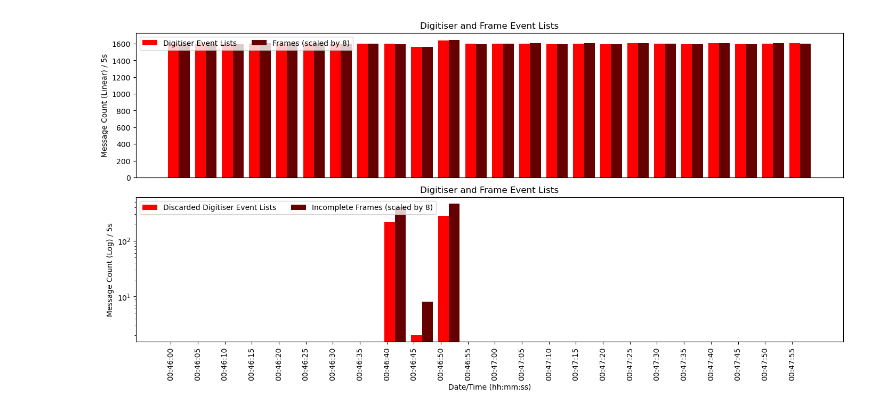
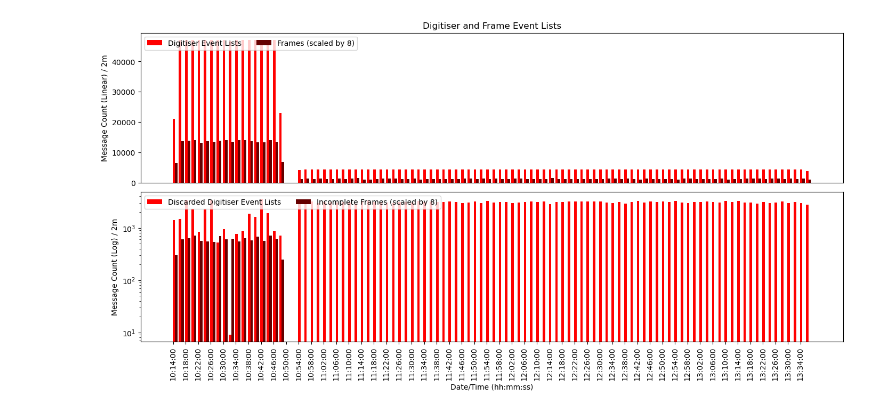
Before and after one commit to Modularius/open-telemetry, a Jupyter notebook: Jupyter/Run Query.ipynb, the cells around one changed output. Drawn from its saved outputs; the diff is of its cells as text; code cells hidden in the pictures.

```diff
--- a/Jupyter/Run Query.ipynb
+++ b/Jupyter/Run Query.ipynb
@@ -44,21 +44,21 @@ ts.hist_count_results(processed_result, processed_runs, format, bin_width, 8)
 # %%
 #Fine Grain Analysis
 format = "hh:mm:ss"
-bin_width = "5s"
-index_datetime = "2025-03-03"
-time_from = f"{index_datetime}T00:46:00.0Z"
-time_to = f"{index_datetime}T00:48:00.0Z"
-namespace = "hifi_1"
+bin_width = "2m"
+index_datetime = "2025-03-31"
+time_from = "10:15:06.0"
+time_to = "20:00:00.0"
+namespace = "pipeline-musr"
 index = f"jaeger-span-{index_datetime}*"
-result = ts.do_counting(client, index, ESQuery(namespace).add_range(time_from, time_to), bin_width, format)
+result = ts.do_counting(client, index, ESQuery(namespace).add_range(f"{index_datetime}T{time_from}Z", f"{index_datetime}T{time_to}Z"), bin_width, format)
 
 processed_result = ts.process_counts(result)
 
 #frame_result = ts.get_frame_children_by_run(client, "jaeger-span*" , "hifi_1", time_from, time_to)
 #run_result = ts.get_runs(client, f"jaeger-span*" , "hifi_1", time_from, time_to)
 
 #processed_runs = ts.process_runs(frame_result, run_result)
 
 ts.hist_count_results(processed_result, None, format, bin_width, 7)
 # %% [output]
-[figure, old version]
+[figure, new version]
```
Also changed, not shown: parts of 2 cells of this notebook, 6 other files.
